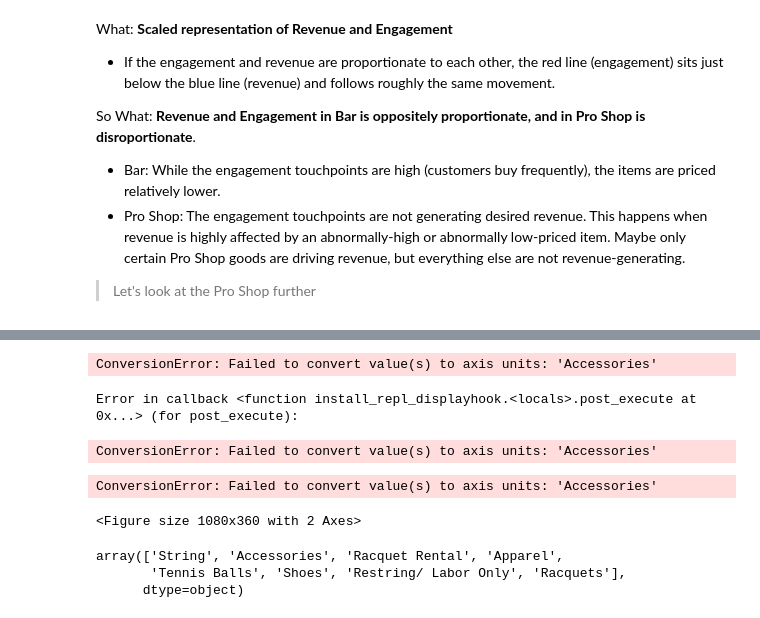
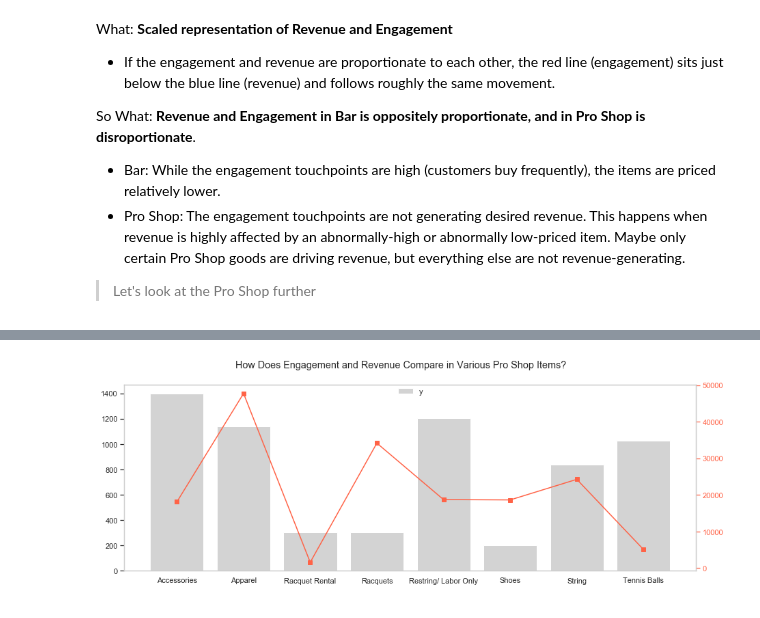
Before and after one commit to crisgiovanoni/jncc_project, a Jupyter notebook: project_documentation.ipynb, the cells around one changed output, grey strips where cells are left out. Drawn from its saved outputs; the diff is of its cells as text; code cells hidden in the pictures.

```diff
--- a/project_documentation.ipynb
+++ b/project_documentation.ipynb
@@ -179,4 +179,4 @@ So What: **Revenue and Engagement in Bar is oppositely proportionate, and in Pro
  > Let's look at the Pro Shop further
 # %%
 ps = df[df.category=="Pro Shop"]
-ps.head()
+ps = ps.groupby("item_group").agg({"total":sum,"trans_id":"count"}).rename(columns={"total":"revenue","trans_id":"no_transactions"}).reset_index()
@@ -192,26 +183,16 @@ ps_rev = ps.groupby("item_group")[["total"]].sum().reset_index()
 # %%
 fig, ax1 = plt.subplots(figsize=(15,5))
-ax1.bar(x=ps.item_group.unique(),height=ps.item_group.value_counts(),color="steelblue")
+lab1 = ax1.bar(x=ps.item_group,height=ps.no_transactions,color="lightgray",label="number of transactions")
+ax1.grid(False)
 
 ax2 = ax1.twinx()
-ax2.plot(ps_rev.total,color="tomato")
+lab2 = ax2.plot(ps.revenue,color="tomato",marker="s",label="revenue")
 ax2.set_ylabel('', color='tomato')
 ax2.tick_params('y', colors='tomato')
+ax2.grid(False)
 
-for i,j in zip(ps_rev.item_group,ps_rev.total):
-    ax2.annotate(str(j),xy=(i,j))
-
-plt.tight_layout()
+plt.suptitle("How Does Engagement and Revenue Compare in Various Pro Shop Items?")
+plt.legend((lab1,lab2),("y","z"),loc='upper center', ncol=1, borderaxespad=0, facecolor="inherit", frameon=False)
 plt.show()
 # %% [output]
-ConversionError: Failed to convert value(s) to axis units: 'Accessories'
-Error in callback <function install_repl_displayhook.<locals>.post_execute at 0x...> (for post_execute):
-ConversionError: Failed to convert value(s) to axis units: 'Accessories'
-ConversionError: Failed to convert value(s) to axis units: 'Accessories'
-<Figure size 1080x360 with 2 Axes>
+[figure, added]
-# %%
-ps.item_group.unique()
-# %% [output]
-array(['String', 'Accessories', 'Racquet Rental', 'Apparel',
-       'Tennis Balls', 'Shoes', 'Restring/ Labor Only', 'Racquets'],
-      dtype=object)
```
Also changed, not shown: parts of 6 cells of this notebook.
